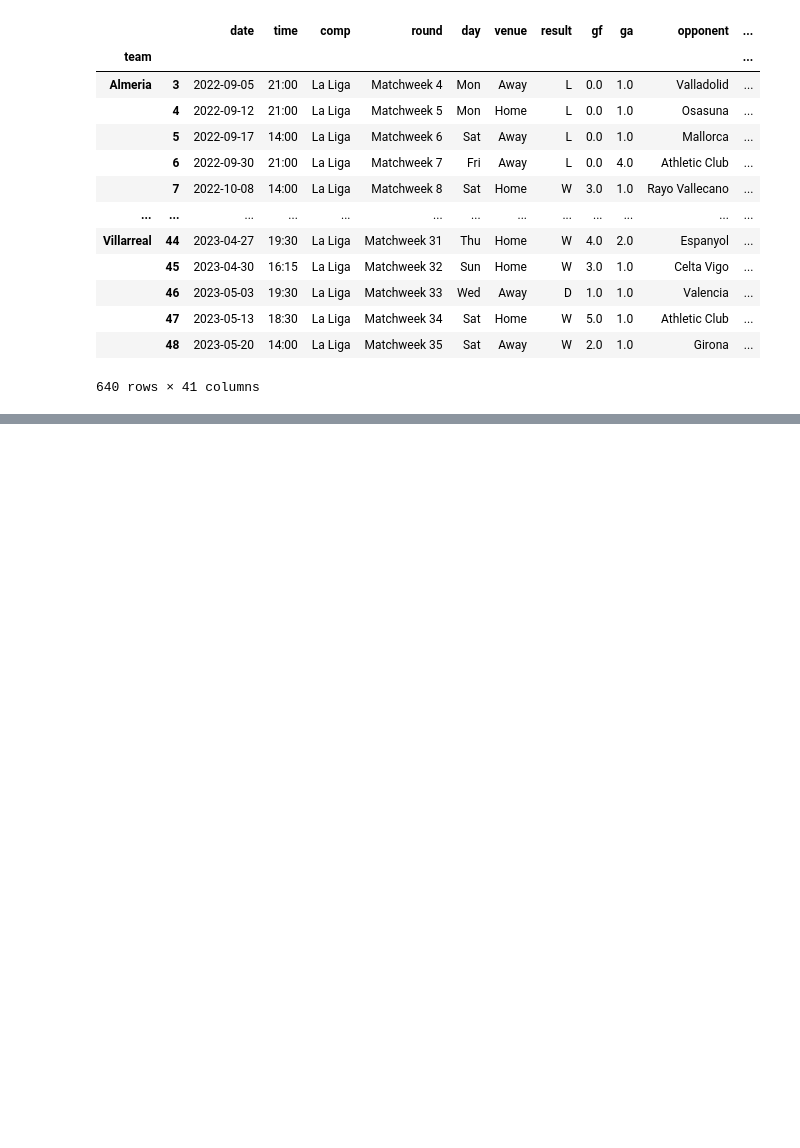
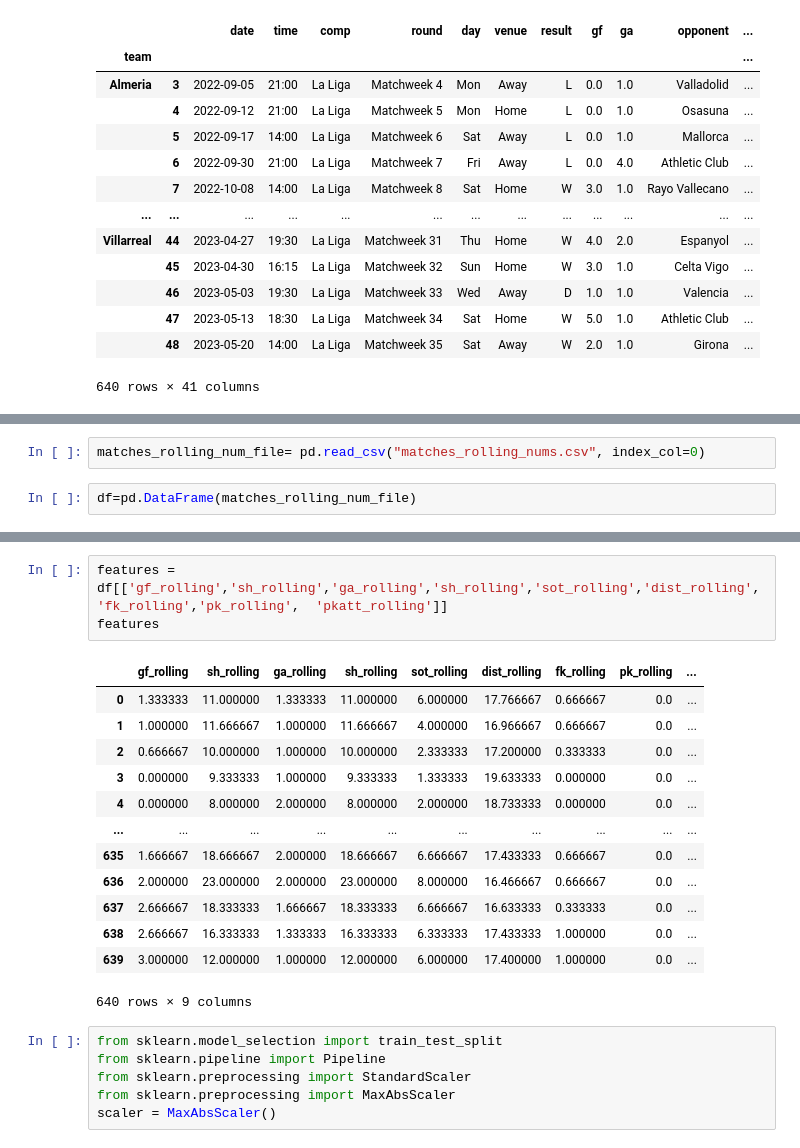
Before and after one commit to mamueljr/ML_Final, a Jupyter notebook: Final.ipynb, the cells around one changed output, grey strips where cells are left out. Drawn from its saved outputs; the diff is of its cells as text; blank space fills up the shorter version.

```diff
--- a/Final.ipynb
+++ b/Final.ipynb
@@ -284,0 +292,4 @@ matches_rolling_num
+# %%
+matches_rolling_num_file= pd.read_csv("matches_rolling_nums.csv", index_col=0)
+# %%
+df=pd.DataFrame(matches_rolling_num_file)
@@ -284,0 +328,23 @@ matches_rolling_num
+# %%
+features = df[['gf_rolling','sh_rolling','ga_rolling','sh_rolling','sot_rolling','dist_rolling','fk_rolling','pk_rolling',	'pkatt_rolling']]
+features
+# %% [output]
+|  | gf_rolling | sh_rolling | ga_rolling | sh_rolling | sot_rolling | dist_rolling | fk_rolling | pk_rolling | ... |
+| 0 | 1.333333 | 11.000000 | 1.333333 | 11.000000 | 6.000000 | 17.766667 | 0.666667 | 0.0 | ... |
+| 1 | 1.000000 | 11.666667 | 1.000000 | 11.666667 | 4.000000 | 16.966667 | 0.666667 | 0.0 | ... |
+| 2 | 0.666667 | 10.000000 | 1.000000 | 10.000000 | 2.333333 | 17.200000 | 0.333333 | 0.0 | ... |
+| 3 | 0.000000 | 9.333333 | 1.000000 | 9.333333 | 1.333333 | 19.633333 | 0.000000 | 0.0 | ... |
+| 4 | 0.000000 | 8.000000 | 2.000000 | 8.000000 | 2.000000 | 18.733333 | 0.000000 | 0.0 | ... |
+| ... | ... | ... | ... | ... | ... | ... | ... | ... | ... |
+| 635 | 1.666667 | 18.666667 | 2.000000 | 18.666667 | 6.666667 | 17.433333 | 0.666667 | 0.0 | ... |
+| 636 | 2.000000 | 23.000000 | 2.000000 | 23.000000 | 8.000000 | 16.466667 | 0.666667 | 0.0 | ... |
+| 637 | 2.666667 | 18.333333 | 1.666667 | 18.333333 | 6.666667 | 16.633333 | 0.333333 | 0.0 | ... |
+| 638 | 2.666667 | 16.333333 | 1.333333 | 16.333333 | 6.333333 | 17.433333 | 1.000000 | 0.0 | ... |
+| 639 | 3.000000 | 12.000000 | 1.000000 | 12.000000 | 6.000000 | 17.400000 | 1.000000 | 0.0 | ... |
+640 rows × 9 columns
+# %%
+from sklearn.model_selection import train_test_split
+from sklearn.pipeline import Pipeline
+from sklearn.preprocessing import StandardScaler
+from sklearn.preprocessing import MaxAbsScaler
+scaler = MaxAbsScaler()
```
Also changed, not shown: parts of 16 cells of this notebook, 1 other file.
